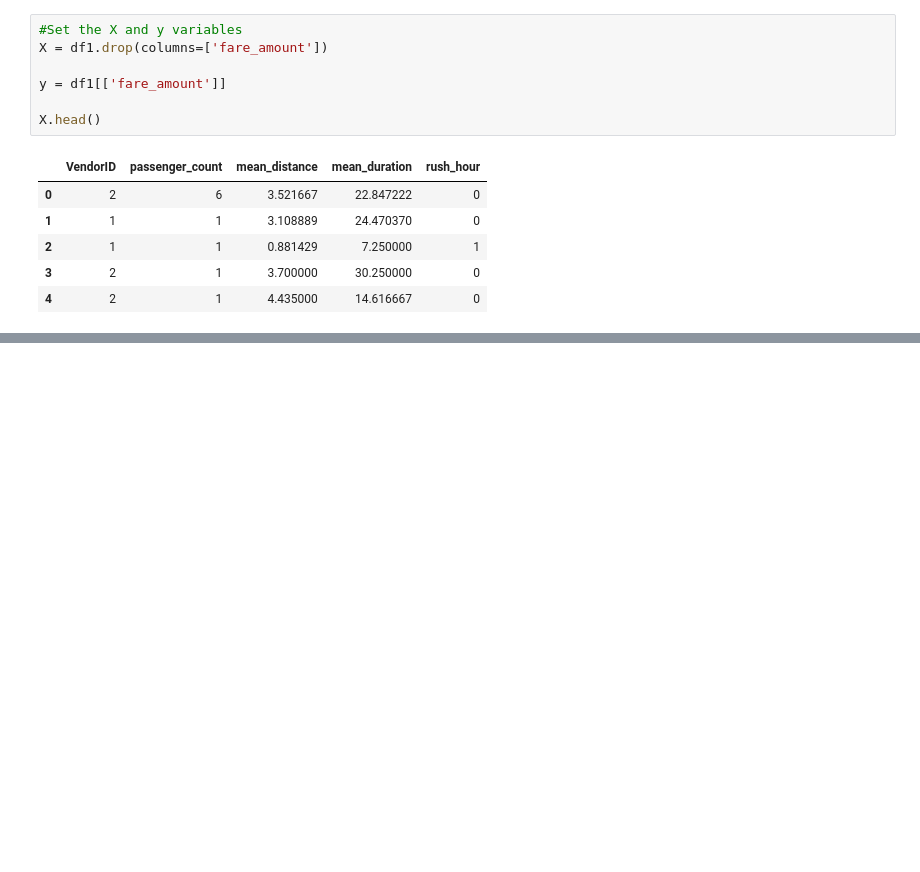
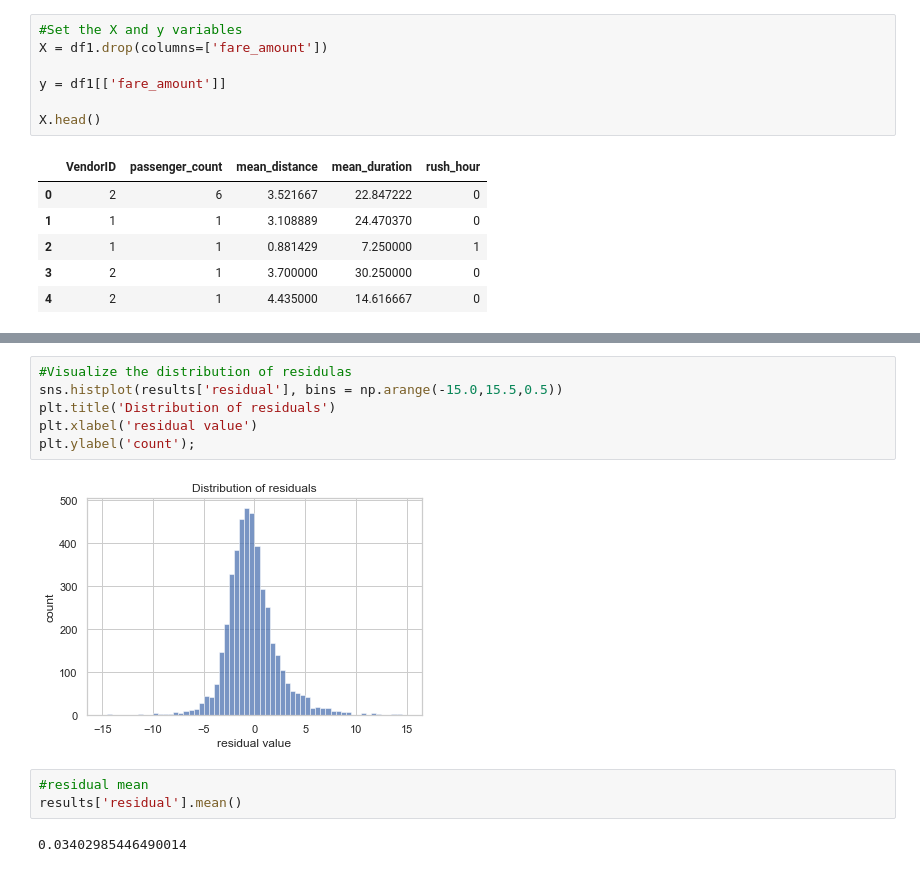
Before and after one commit to PedroHurtgm/Automatidata-Capstone, a Jupyter notebook: Automatidata Project.ipynb, the cells around one changed output, grey strips where cells are left out. Cells and saved outputs as stored; diff of their text form; blank space fills up the shorter version.

```diff
--- a/Automatidata Project.ipynb
+++ b/Automatidata Project.ipynb
@@ -801,0 +904,13 @@ X.head()
+# %%
+#Visualize the distribution of residulas
+sns.histplot(results['residual'], bins = np.arange(-15.0,15.5,0.5))
+plt.title('Distribution of residuals')
+plt.xlabel('residual value')
+plt.ylabel('count');
+# %% [output]
+[figure, added]
+# %%
+#residual mean
+results['residual'].mean()
+# %% [output]
+0.03402985446490014
```
Also changed, not shown: parts of 15 cells of this notebook.
